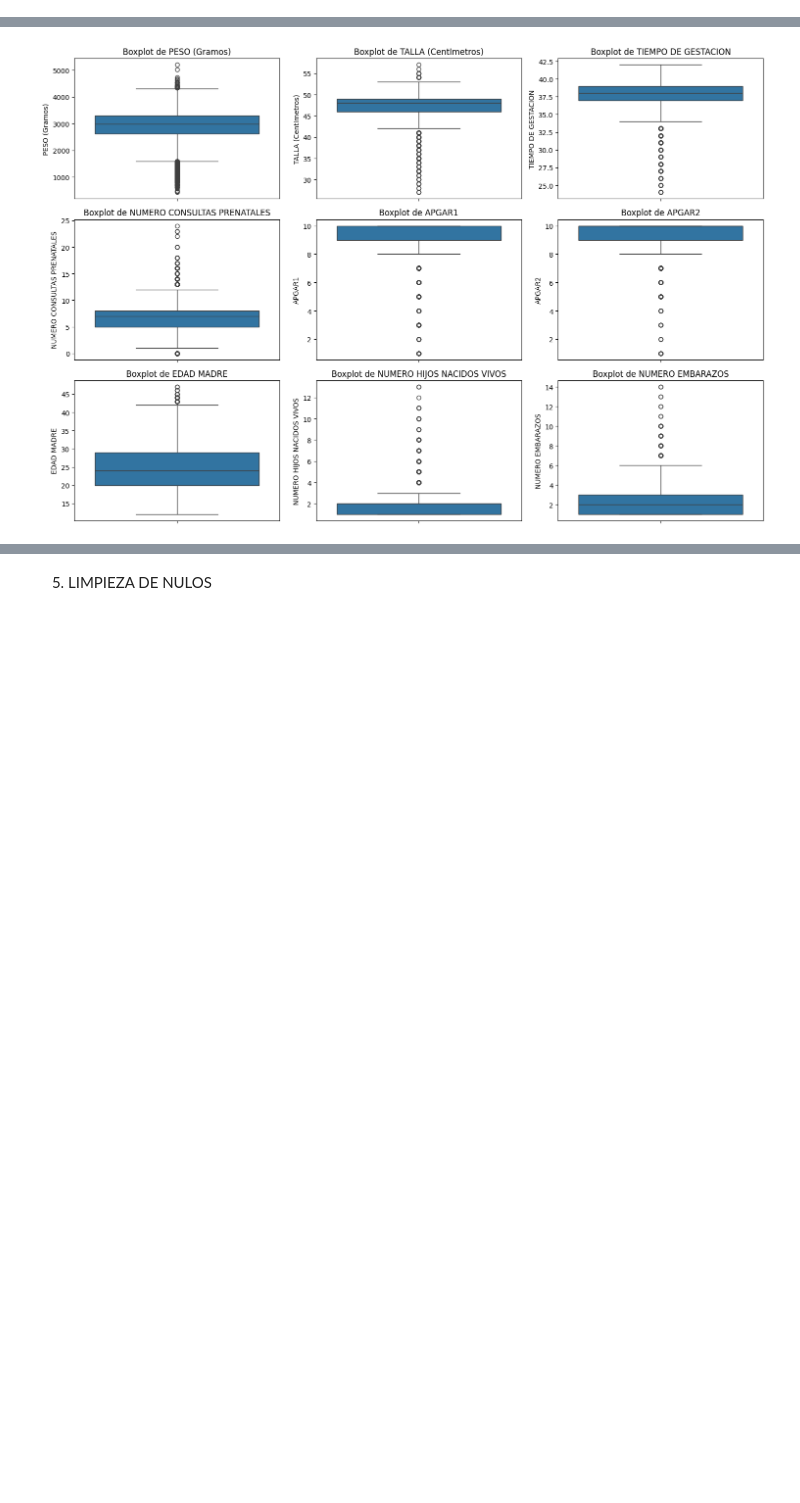
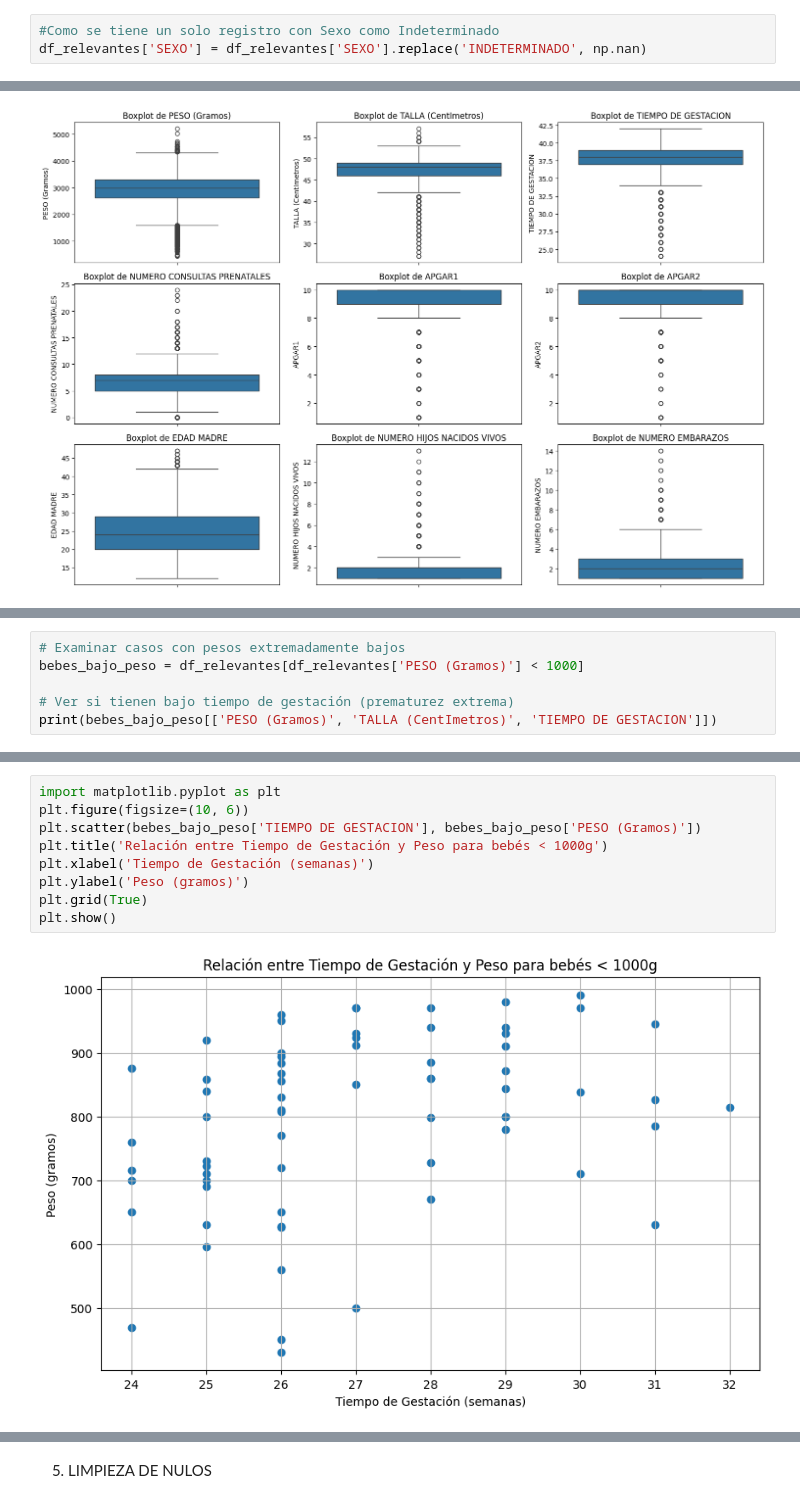
Before and after one commit to botanicalex/mineria_final, a Jupyter notebook: limpieza.ipynb, the cells around one changed output, grey strips where cells are left out. Cells and saved outputs as stored; diff of their text form; blank space fills up the shorter version.

```diff
--- a/limpieza.ipynb
+++ b/limpieza.ipynb
@@ -223,2 +165,5 @@ plt.savefig('apgar2_distribucion.png')
 # %% [markdown]
 4. LIMPIEZA DE ATÍPICOS
+# %%
+#Como se tiene un solo registro con Sexo como Indeterminado
+df_relevantes['SEXO'] = df_relevantes['SEXO'].replace('INDETERMINADO', np.nan)
@@ -275,0 +192,6 @@ Número de outliers: 66
+# %%
+# Examinar casos con pesos extremadamente bajos
+bebes_bajo_peso = df_relevantes[df_relevantes['PESO (Gramos)'] < 1000]
+
+# Ver si tienen bajo tiempo de gestación (prematurez extrema)
+print(bebes_bajo_peso[['PESO (Gramos)', 'TALLA (CentImetros)', 'TIEMPO DE GESTACION']])
@@ -275,0 +248,11 @@ Número de outliers: 66
+# %%
+import matplotlib.pyplot as plt
+plt.figure(figsize=(10, 6))
+plt.scatter(bebes_bajo_peso['TIEMPO DE GESTACION'], bebes_bajo_peso['PESO (Gramos)'])
+plt.title('Relación entre Tiempo de Gestación y Peso para bebés < 1000g')
+plt.xlabel('Tiempo de Gestación (semanas)')
+plt.ylabel('Peso (gramos)')
+plt.grid(True)
+plt.show()
+# %% [output]
+[figure, added]
```
Also changed, not shown: parts of 42 cells of this notebook, 1 other file.
